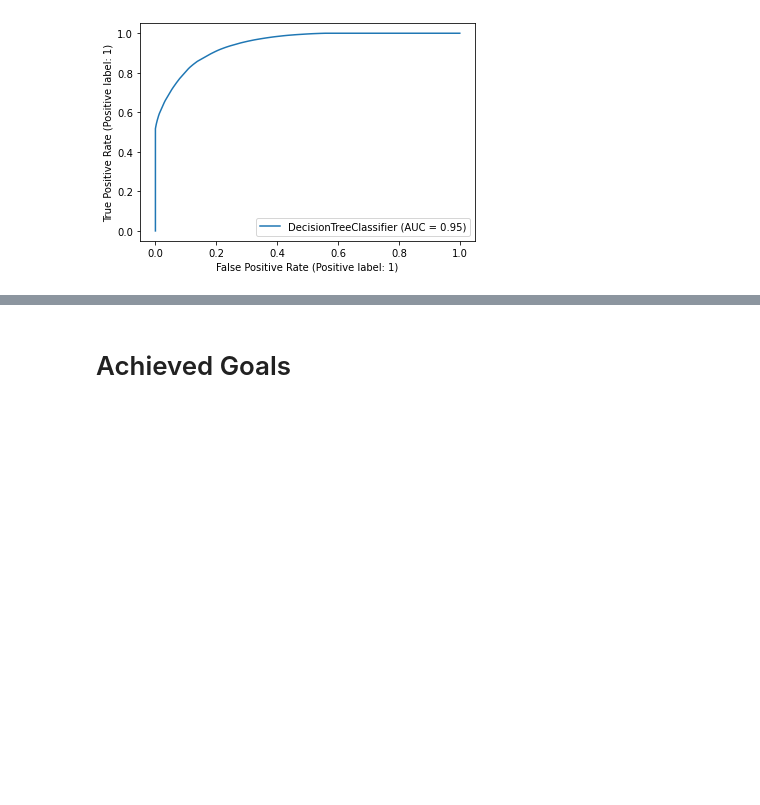
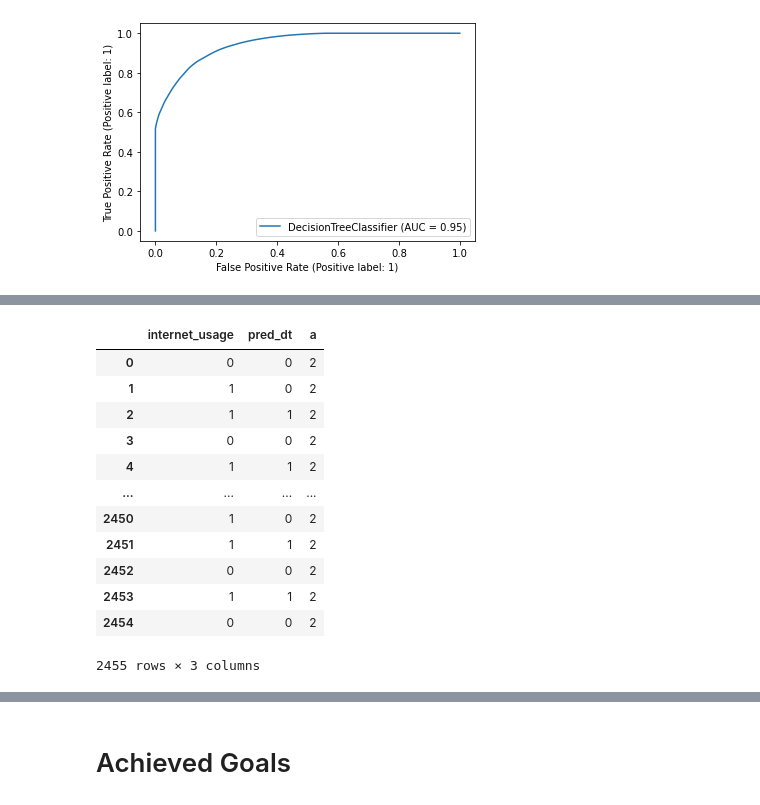
Before and after one commit to apoboldon/machine-learning-program, a Jupyter notebook: #04. Decision Tree. A Supervised Classification Model/04practice.ipynb, the cells around one changed output, grey strips where cells are left out. Saved outputs shown, nothing was run; the diff lists cells and outputs as text; code cells hidden in the pictures; blank space fills up the shorter version.

```diff
--- a/#04. Decision Tree. A Supervised Classification Model/04practice.ipynb
+++ b/#04. Decision Tree. A Supervised Classification Model/04practice.ipynb
@@ -312,0 +549,18 @@ plot_roc_curve(estimator=model,X=explanatory,y=target)
+# %%
+dfsel['a'] = 2
+# %%
+dfsel
+# %% [output]
+|  | internet_usage | pred_dt | a |
+| 0 | 0 | 0 | 2 |
+| 1 | 1 | 0 | 2 |
+| 2 | 1 | 1 | 2 |
+| 3 | 0 | 0 | 2 |
+| 4 | 1 | 1 | 2 |
+| ... | ... | ... | ... |
+| 2450 | 1 | 0 | 2 |
+| 2451 | 1 | 1 | 2 |
+| 2452 | 0 | 0 | 2 |
+| 2453 | 1 | 1 | 2 |
+| 2454 | 0 | 0 | 2 |
+2455 rows × 3 columns
```
Also changed, not shown: parts of 72 cells of this notebook, 2 other files.
